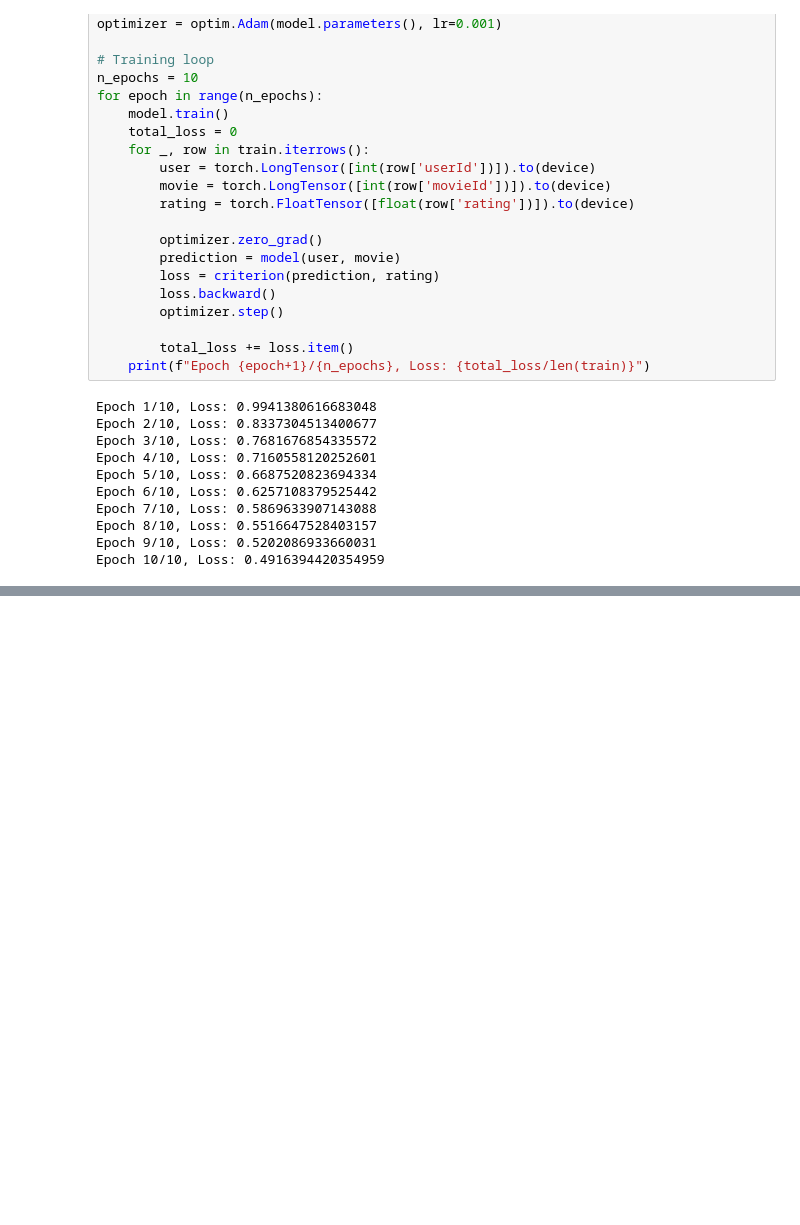
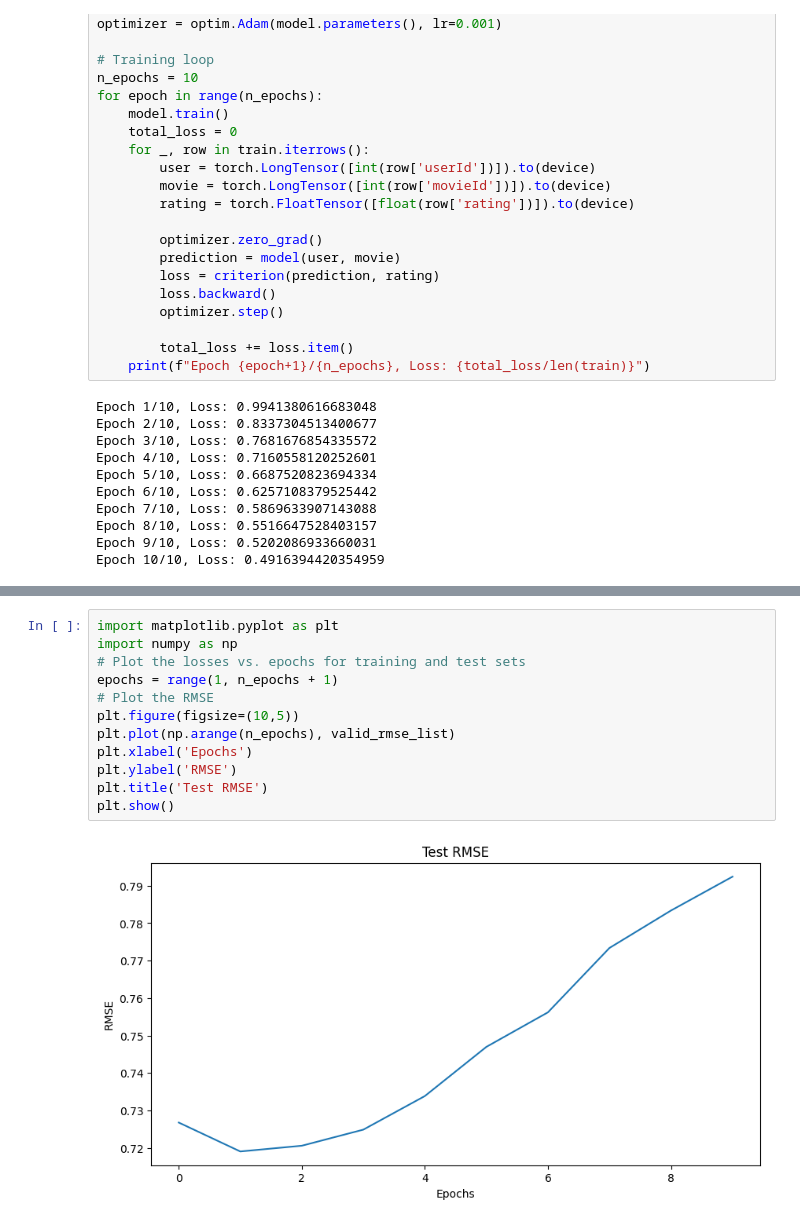
Before and after one commit to Pegiadis/movie_lens, a Jupyter notebook: notebooks/RNN.ipynb, the cells around one changed output, grey strips where cells are left out. Drawn from its saved outputs; the diff is of its cells as text; blank space fills up the shorter version.

```diff
--- a/notebooks/RNN.ipynb
+++ b/notebooks/RNN.ipynb
@@ -88,0 +180,14 @@ Epoch 10/10, Loss: 0.4916394420354959
+# %%
+import matplotlib.pyplot as plt
+import numpy as np
+# Plot the losses vs. epochs for training and test sets
+epochs = range(1, n_epochs + 1)
+# Plot the RMSE
+plt.figure(figsize=(10,5))
+plt.plot(np.arange(n_epochs), valid_rmse_list)
+plt.xlabel('Epochs')
+plt.ylabel('RMSE')
+plt.title('Test RMSE')
+plt.show()
+# %% [output]
+[figure, added]
```
Also changed, not shown: parts of 2 cells of this notebook, 20 other files.
